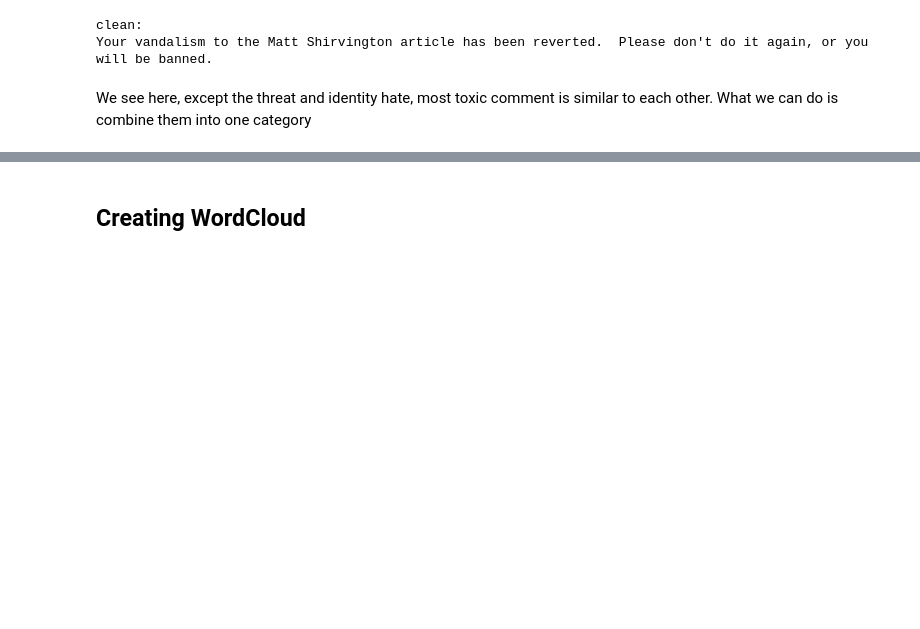
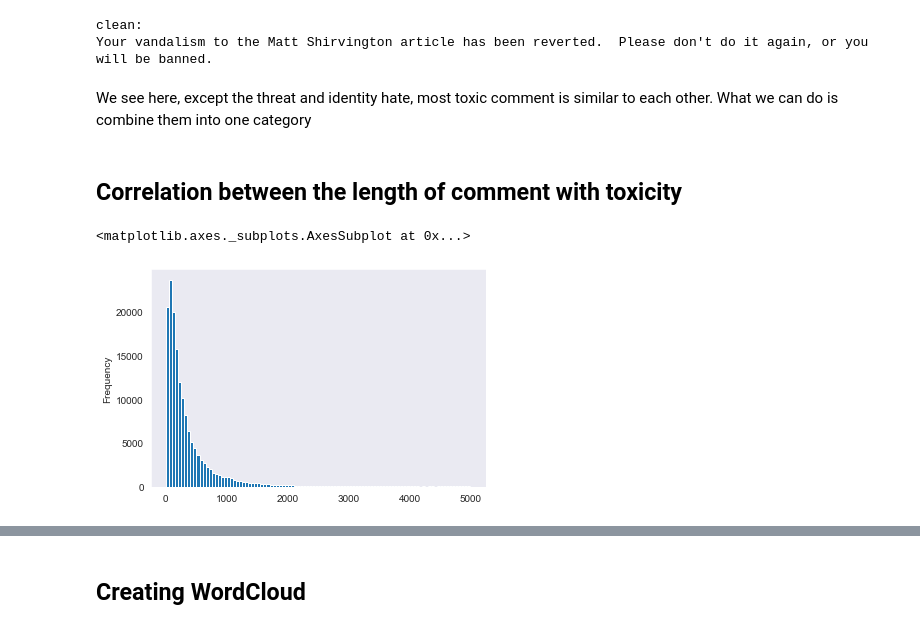
Before and after one commit to nyomie/Springboard, a Jupyter notebook: datasets/toxic comment/Toxic Comment EDA.ipynb, the cells around one changed output, grey strips where cells are left out. Saved outputs shown, nothing was run; the diff lists cells and outputs as text; code cells hidden in the pictures; blank space fills up the shorter version.

```diff
--- a/datasets/toxic comment/Toxic Comment EDA.ipynb
+++ b/datasets/toxic comment/Toxic Comment EDA.ipynb
@@ -250,3 +248,10 @@ We see here, except the threat and identity hate, most toxic comment is similar
 #rowsums=toxic_train.iloc[:,1:-2].sum(axis=1)
 #toxic_train['toxic']=(rowsums>=1)
 #drop other toxic column
+# %% [markdown]
+## Correlation between the length of comment with toxicity
+# %%
+toxic_train['length'].plot(bins=100, kind='hist')
+# %% [output]
+<matplotlib.axes._subplots.AxesSubplot at 0x...>
+[figure, added]
```
Also changed, not shown: parts of 35 cells of this notebook, 1 other file.
